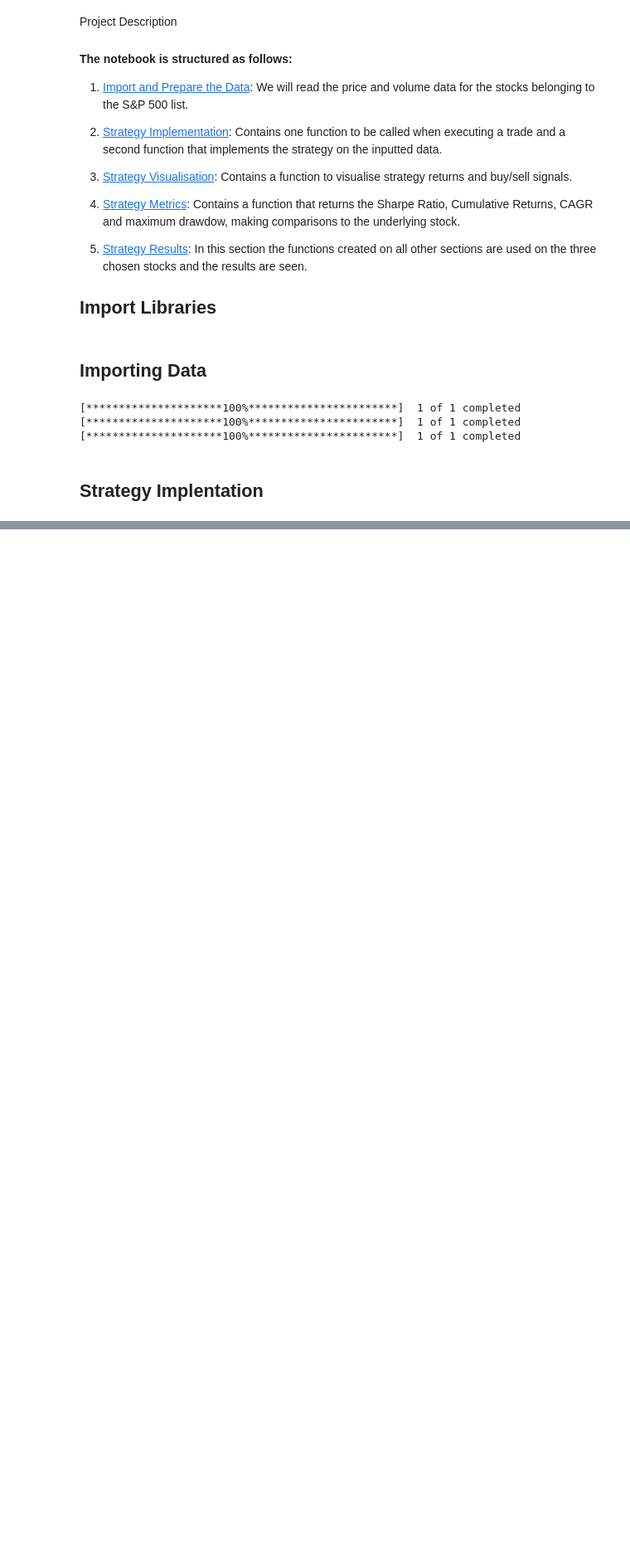
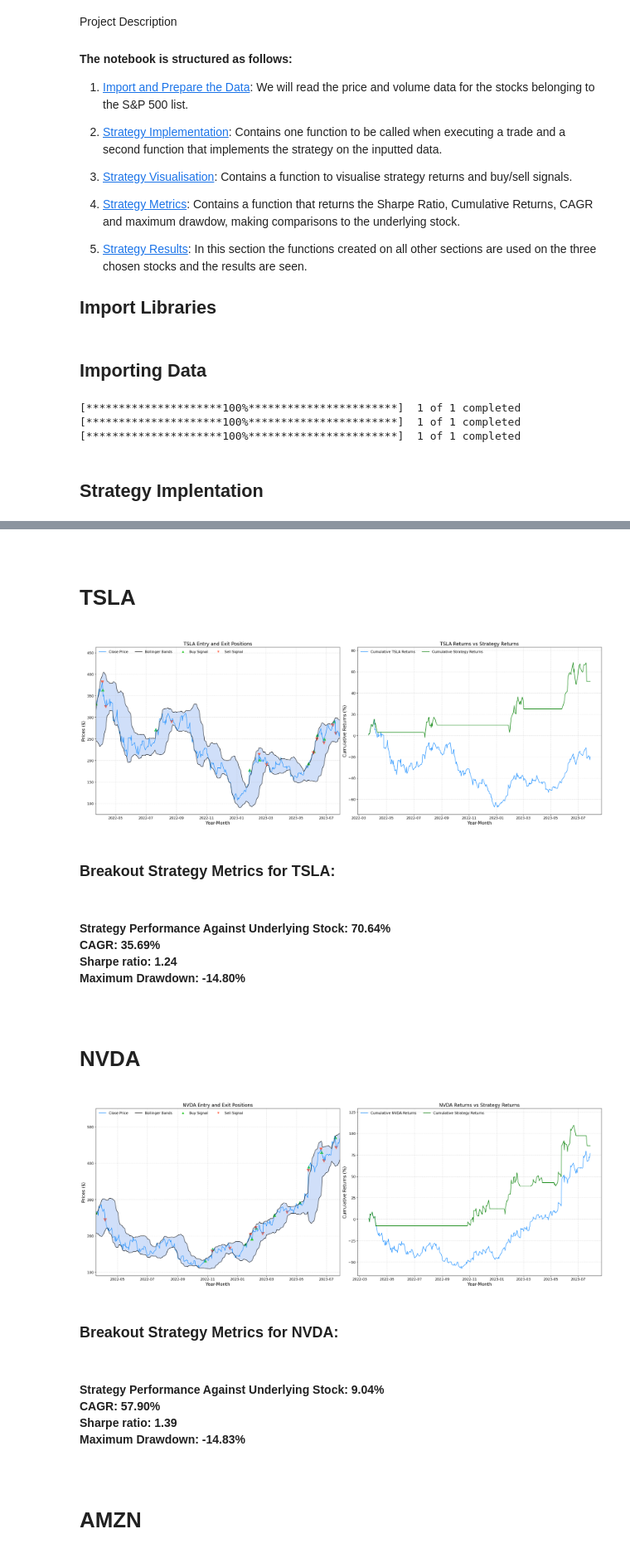
Before and after one commit to ben-marconi/breakoutStrategy, a Jupyter notebook: strategy.ipynb, the cells around one changed output, grey strips where cells are left out. Shown at 83% size. Saved outputs shown, nothing was run; the diff lists cells and outputs as text; code cells hidden in the pictures; blank space fills up the shorter version.

Commit message:
Finish Metrics

```diff
--- a/strategy.ipynb
+++ b/strategy.ipynb
@@ -39,7 +37,7 @@ warnings.filterwarnings("ignore")
 # Download Stock Data from Yahoo Finance
 tsla = yf.download('TSLA',"2022-01-01")
 nvda = yf.download('NVDA',"2022-01-01")
-pypl = yf.download('AMZN',"2022-01-01")
+amzn = yf.download('AMZN',"2022-01-01")
 # %% [output]
 [*********************100%***********************]  1 of 1 completed
 [*********************100%***********************]  1 of 1 completed
@@ -134,7 +132,8 @@ def performance(stock):
     data.loc[trade_book['Exit Time'], 'sell_signal'] = trade_book['Exit Price'].values
     # Compute the strategy returns
     data['returns'] = data['long_position'].shift(1) * data['Close'].pct_change()
-    data['cumulative_returns%'] = ((1+data['returns']).cumprod()-1)*100
+    data['cumulative_returns'] = ((1+data['returns']).cumprod())
+    data['cumulative_returns%'] = (data['cumulative_returns']-1)*100
     # Compute the stock's returns for comparison
     data['stock_returns'] = data['Close'].pct_change()
     data['cumulative_stock_returns%'] = ((1+data['stock_returns']).cumprod()-1)*100
@@ -201,4 +202,5 @@ def plot(data, name):
 
     ax2.set_ylim(bottom=None, top=ax2.get_ylim()[1] * 1.1)
     plt.tight_layout()  # Adjust the layout for better appearance
+    display(Markdown('<br><h1>{}</h1>'.format(name)))
     plt.show()
@@ -206,0 +209,23 @@ def plot(data, name):
+# %%
+def metrics(data, name):
+
+    # Calculate CAGR
+    annualised_return = ((data['cumulative_returns'][-1]) **(252/data.shape[0]) - 1) * 100
+
+    # Calculate maximum drawdown
+    running_max = np.maximum.accumulate(data['cumulative_returns'].dropna())
+    running_max[running_max < 1] = 1
+    drawdown = ((data['cumulative_returns']) / running_max - 1) * 100
+    max_dd = drawdown.min()
+
+    # Calculate difference in returns between the strategy and the underlying stock
+    strategy_returns = data['cumulative_returns%'][-1]
+    stock_returns = data['cumulative_stock_returns%'][-1]
+    diff = round(strategy_returns - stock_returns, 2)
+
+    # Calculate Sharpe ratio
+    sharpe_ratio = round(data['returns'].mean() / data['returns'].std() * np.sqrt(252), 2)
+
+    # Print all the metrics
+    display(Markdown('<h3>Breakout Strategy Metrics for {}:</h3>'.format(name)))
+    display(Markdown(f"<h4>Strategy Performance Against Underlying Stock: {diff:.2f}%<br>CAGR: {annualised_return:.2f}%<br>Sharpe ratio: {sharpe_ratio:.2f}<br>Maximum Drawdown: {max_dd:.2f}%</h4>"))
@@ -207,4 +234,20 @@ def plot(data, name):
 # %%
 tsla_data, tsla_trades = performance(tsla)
 nvda_data, nvda_trades = performance(nvda)
-pypl_data, pypl_trades = performance(pypl)
+amzn_data, pypl_trades = performance(amzn)
+plot(tsla_data, 'TSLA')
+metrics(tsla_data, 'TSLA')
+plot(nvda_data, 'NVDA')
+metrics(nvda_data, 'NVDA')
+plot(amzn_data, 'AMZN')
+metrics(amzn_data, 'AMZN')
+# %% [output]
+<br><h1>TSLA</h1>
+[figure, added]
+<h3>Breakout Strategy Metrics for TSLA:</h3>
+<h4>Strategy Performance Against Underlying Stock: 70.64%<br>CAGR: 35.69%<br>Sharpe ratio: 1.24<br>Maximum Drawdown: -14.80%</h4>
+<br><h1>NVDA</h1>
+[figure, added]
+<h3>Breakout Strategy Metrics for NVDA:</h3>
+<h4>Strategy Performance Against Underlying Stock: 9.04%<br>CAGR: 57.90%<br>Sharpe ratio: 1.39<br>Maximum Drawdown: -14.83%</h4>
+<br><h1>AMZN</h1>
```
Also changed, not shown: parts of 7 cells of this notebook.
